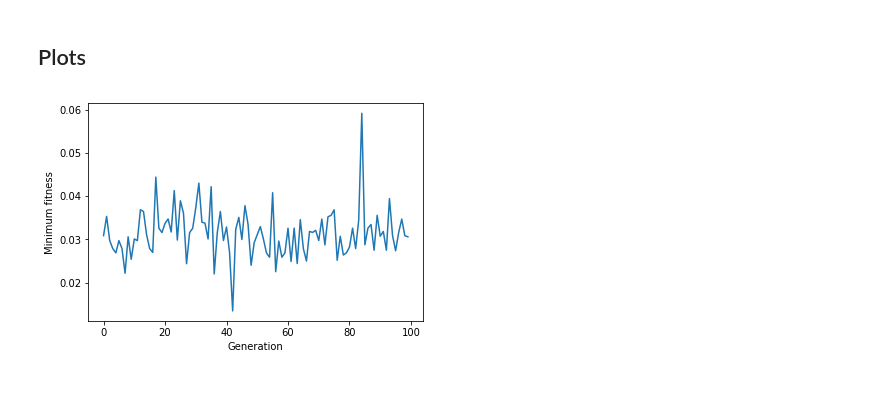
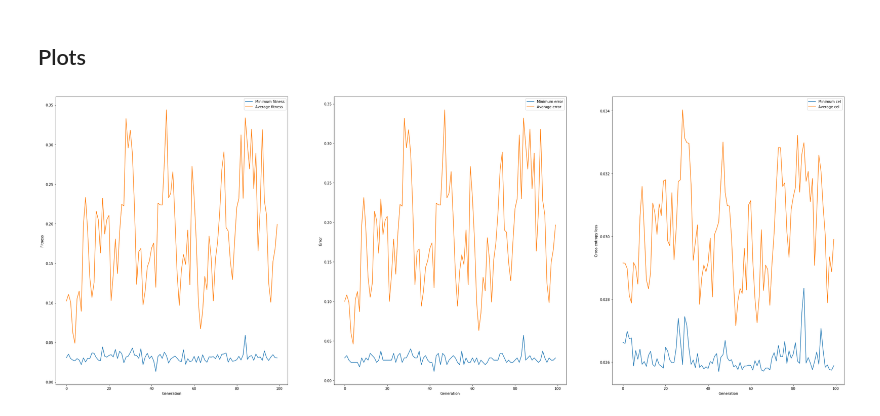
Before and after one commit to iremddemir/computational_intelligence, a Jupyter notebook: assignment_5.ipynb, the cells around one changed output. Saved outputs shown, nothing was run; the diff lists cells and outputs as text; code cells hidden in the pictures; blank space fills up the shorter version.

Commit message:
add plots

```diff
--- a/assignment_5.ipynb
+++ b/assignment_5.ipynb
@@ -702,15 +702,71 @@ Best model fitness:  0.01346831178128157
 (0.024479721749922308, 0.08501118568232663)
 # %% [markdown]
 ## Plots
-# %%
-# plot the minimum fitness value per generation
-min_fitness = []
-for key, value in ea.model_metric_dict.items():
-    min_fitness.append(min(value.items(), key=lambda x: x[1]['fitness'])[1]['fitness'])
-
-plt.plot(min_fitness)
-plt.xlabel('Generation')
-plt.ylabel('Minimum fitness')
-plt.show()
-# %% [output]
-[figure, removed]
+# %%
+# plot the minimum fitness, minimum error, and minimum cel for each generation and also avg fitness, avg error, and avg cel for each generation in the two separate plots
+# first flatten the dict
+flat_dict = {}
+for key, value in ea.model_metric_dict.items():
+    for key2, value2 in value.items():
+        flat_dict[key2] = value2
+
+# create minumum plot
+min_fitness = []
+min_error = []
+min_cel = []
+# find min value for each generation
+for key, value in ea.model_metric_dict.items():
+    fitness = []
+    error = []
+    cel = []
+    for key2, value2 in value.items():
+        fitness.append(value2['fitness'])
+        error.append(value2['error'])
+        cel.append(value2['cel'])
+    min_fitness.append(np.min(fitness))
+    min_error.append(np.min(error))
+    min_cel.append(np.min(cel))
+
+# create average plot
+avg_fitness = []
+avg_error = []
+avg_cel = []
+for key, value in ea.model_metric_dict.items():
+    fitness = []
+    error = []
+    cel = []
+    for key2, value2 in value.items():
+        fitness.append(value2['fitness'])
+        error.append(value2['error'])
+        cel.append(value2['cel'])
+    avg_fitness.append(np.mean(fitness))
+    avg_error.append(np.mean(error))
+    avg_cel.append(np.mean(cel))
+
+# plot the results
+plt.figure(figsize=(40, 15))
+plt.subplot(1, 3, 1)
+plt.plot(min_fitness, label='Minimum fitness')
+plt.plot(avg_fitness, label='Average fitness')
+plt.xlabel('Generation')
+plt.ylabel('Fitness')
+plt.legend()
+plt.subplot(1, 3, 2)
+plt.plot(min_error, label='Minimum error')
+plt.plot(avg_error, label='Average error')
+plt.xlabel('Generation')
+plt.ylabel('Error')
+plt.legend()
+plt.subplot(1, 3, 3)
+plt.plot(min_cel, label='Minimum cel')
+plt.plot(avg_cel, label='Average cel')
+plt.xlabel('Generation')
+plt.ylabel('Cross entropy loss')
+plt.legend()
+plt.show()
+
+# save the results
+plt.savefig('fitness_error_cel.png')
+plt.close()
+# %% [output]
+[figure, added]
```
